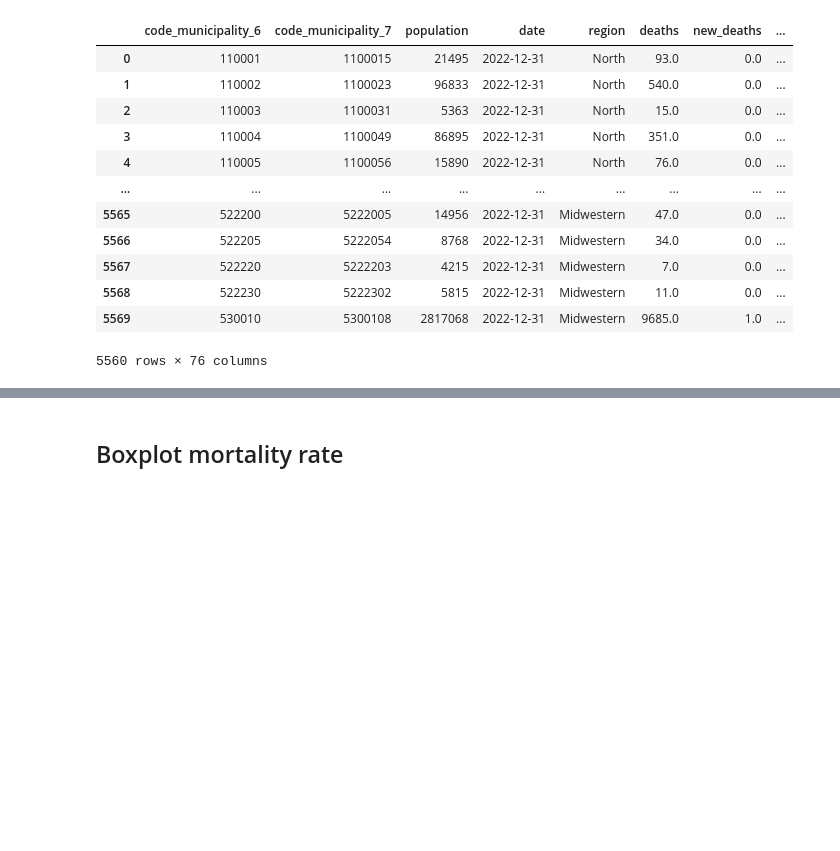
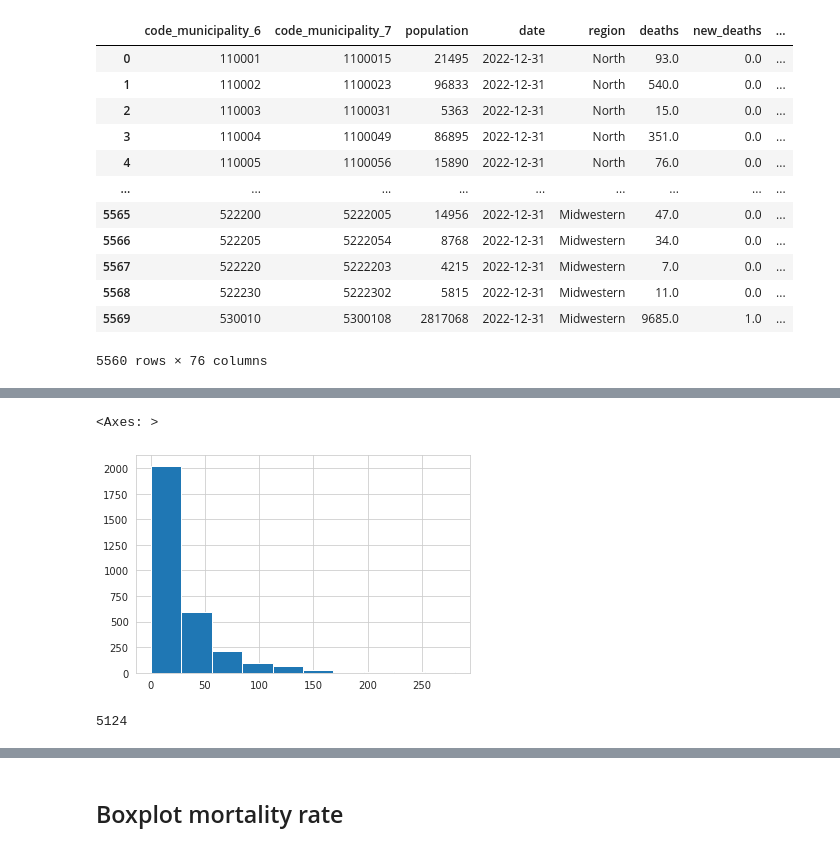
Before and after one commit to helderseixas/Covid19_Sociodemographic, a Jupyter notebook: 09_preparing_mortality_data.ipynb, the cells around one changed output, grey strips where cells are left out. Drawn from its saved outputs; the diff is of its cells as text; code cells hidden in the pictures; blank space fills up the shorter version.

```diff
--- a/09_preparing_mortality_data.ipynb
+++ b/09_preparing_mortality_data.ipynb
@@ -222,0 +769,9 @@ df_mortality
+# %%
+df_std_1s_2020['standardized_mortality_rate'].hist()
+# %% [output]
+<Axes: >
+[figure, added]
+# %%
+len(df_std_2020)
+# %% [output]
+5124
```
Also changed, not shown: parts of 76 cells of this notebook, 31 other files.
